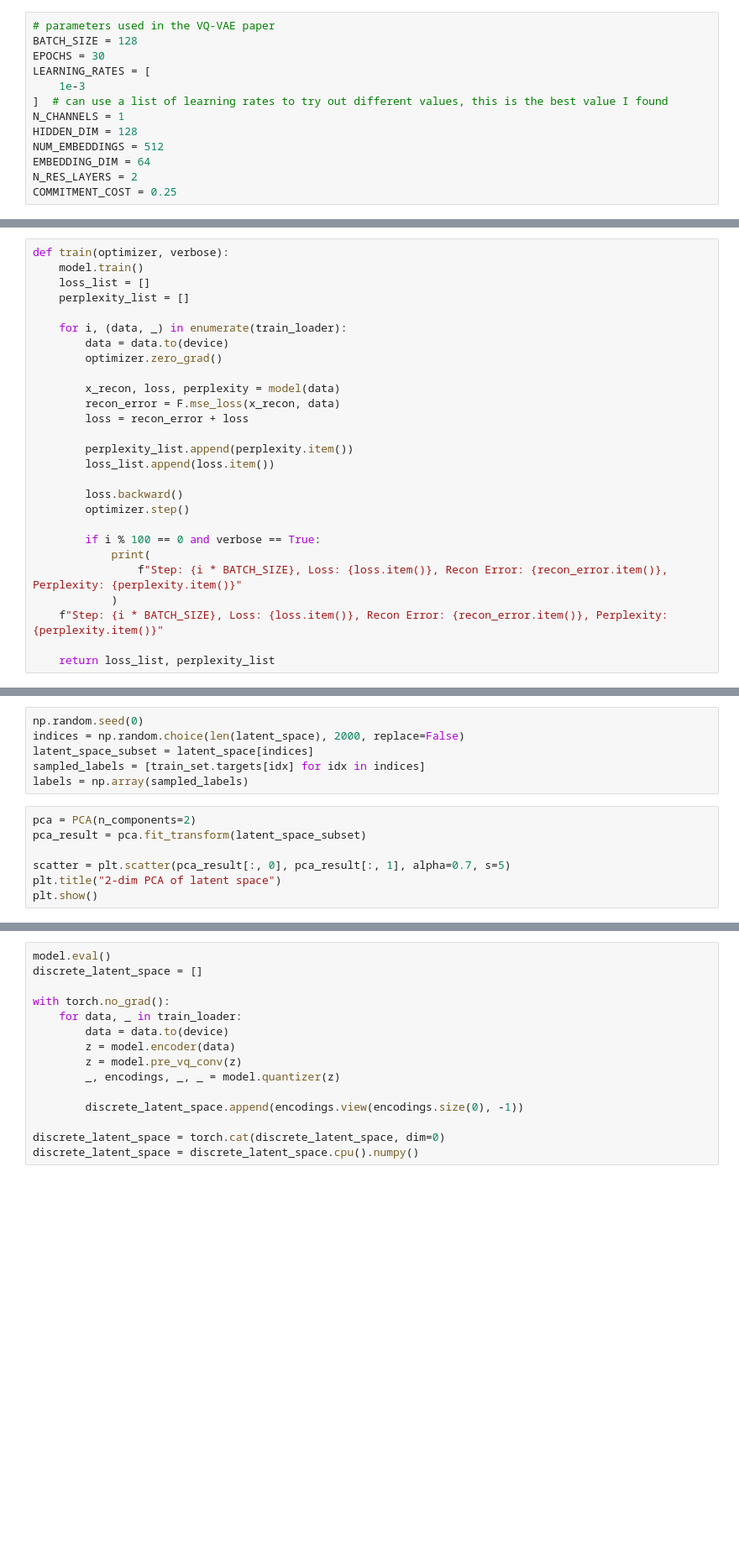
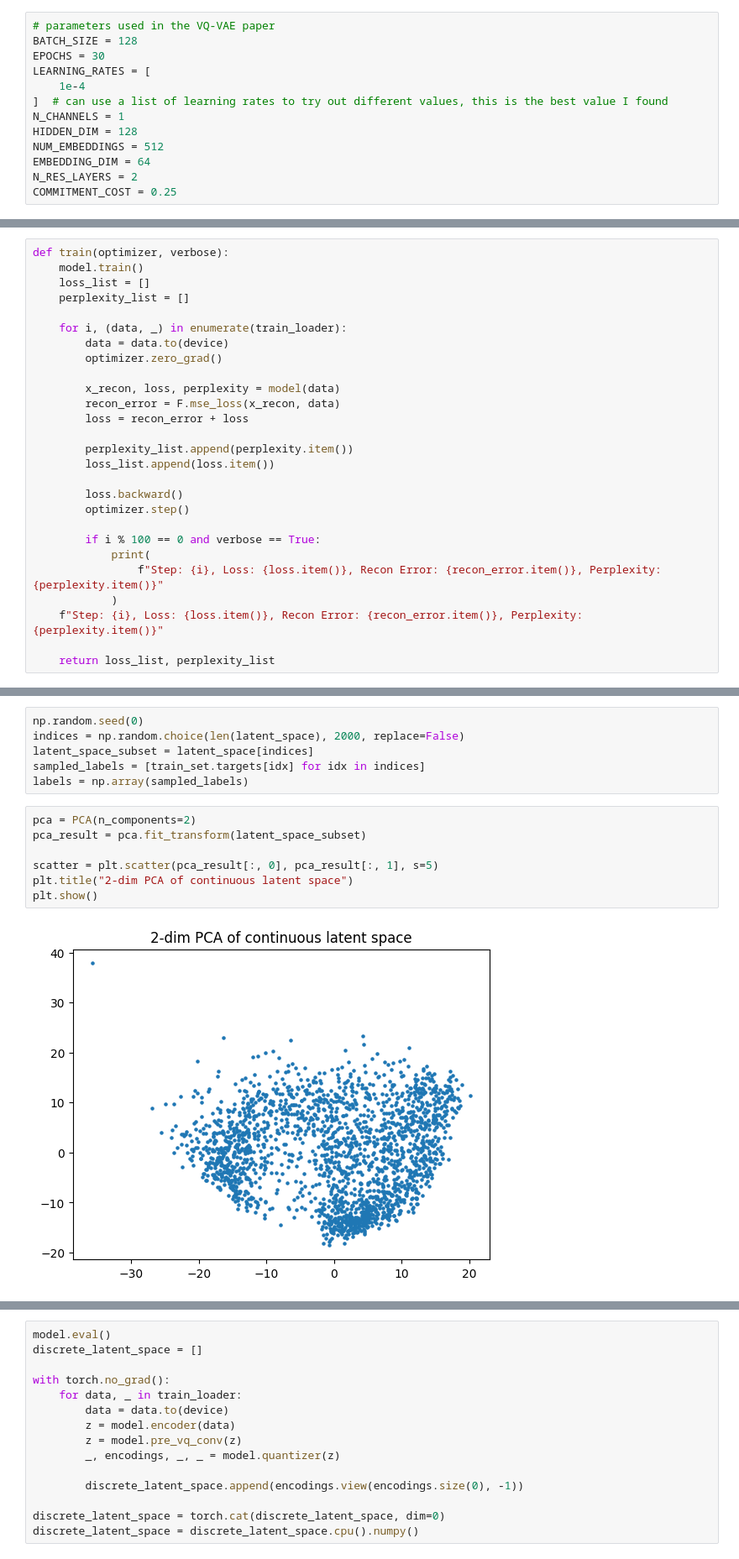
Before and after one commit to GLorenzo679/ROB313-Homework1, a Jupyter notebook: homework1.ipynb, the cells around one changed output, grey strips where cells are left out. Shown at 84% size. Cells and saved outputs as stored; diff of their text form; blank space fills up the shorter version.

```diff
--- a/homework1.ipynb
+++ b/homework1.ipynb
@@ -23,7 +23,7 @@ We define the hyperparameters
 BATCH_SIZE = 128
 EPOCHS = 30
 LEARNING_RATES = [
-    1e-3
+    1e-4
 ]  # can use a list of learning rates to try out different values, this is the best value I found
 N_CHANNELS = 1
 HIDDEN_DIM = 128
@@ -451,9 +480,9 @@ def train(optimizer, verbose):
 
         if i % 100 == 0 and verbose == True:
             print(
-                f"Step: {i * BATCH_SIZE}, Loss: {loss.item()}, Recon Error: {recon_error.item()}, Perplexity: {perplexity.item()}"
+                f"Step: {i}, Loss: {loss.item()}, Recon Error: {recon_error.item()}, Perplexity: {perplexity.item()}"
             )
-    f"Step: {i * BATCH_SIZE}, Loss: {loss.item()}, Recon Error: {recon_error.item()}, Perplexity: {perplexity.item()}"
+    f"Step: {i}, Loss: {loss.item()}, Recon Error: {recon_error.item()}, Perplexity: {perplexity.item()}"
 
     return loss_list, perplexity_list
 # %% [markdown]
@@ -550,10 +599,12 @@ labels = np.array(sampled_labels)
 # %%
 pca = PCA(n_components=2)
 pca_result = pca.fit_transform(latent_space_subset)
 
-scatter = plt.scatter(pca_result[:, 0], pca_result[:, 1], alpha=0.7, s=5)
-plt.title("2-dim PCA of latent space")
+scatter = plt.scatter(pca_result[:, 0], pca_result[:, 1], s=5)
+plt.title("2-dim PCA of continuous latent space")
 plt.show()
+# %% [output]
+[figure, added]
 # %%
 reducer = umap.UMAP()
 umap_result = reducer.fit_transform(latent_space_subset)
```
Also changed, not shown: parts of 20 cells of this notebook.
